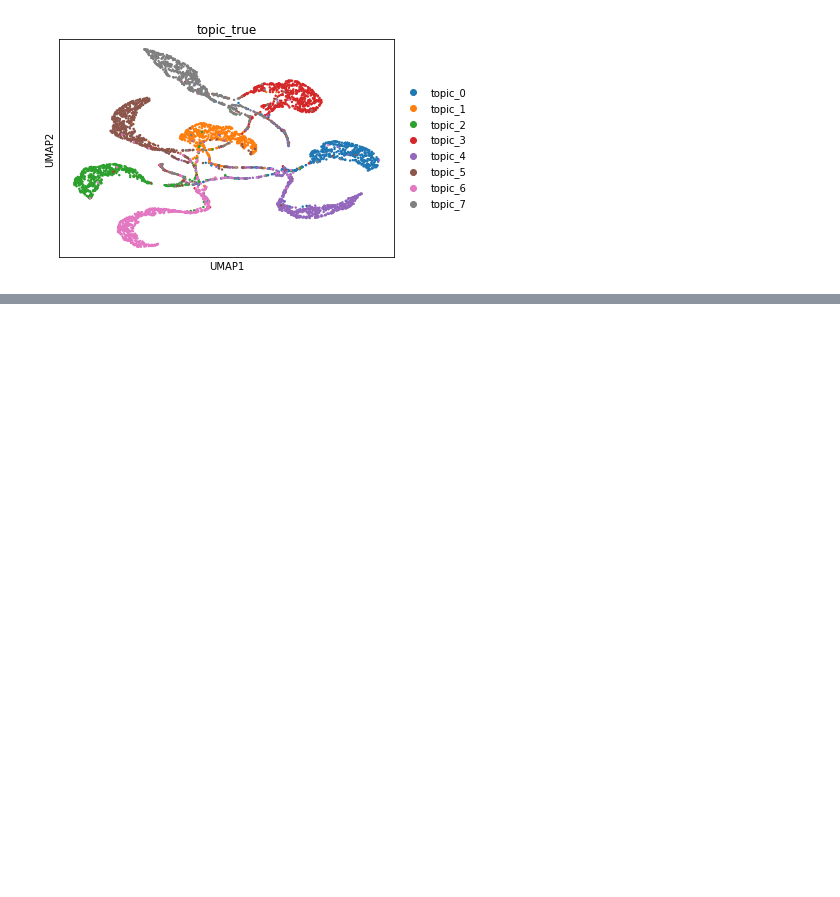
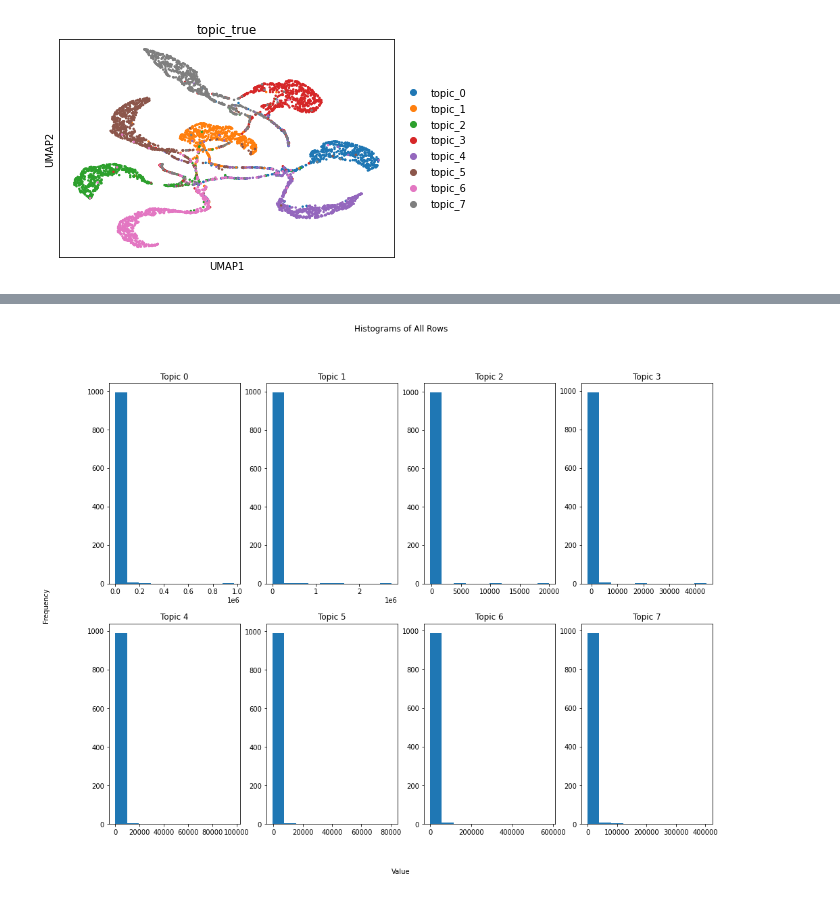
Before and after one commit to thisisyichenzhang/DeltaTopic, a Jupyter notebook: sim_benchmark.ipynb, the cells around one changed output, grey strips where cells are left out. Saved outputs shown, nothing was run; the diff lists cells and outputs as text; code cells hidden in the pictures; blank space fills up the shorter version.

```diff
--- a/sim_benchmark.ipynb
+++ b/sim_benchmark.ipynb
@@ -173,0 +219,32 @@ sc.pl.umap(adata, color=["topic_true"])
+# %%
+# Get the number of rows in the weight matrix
+num_rows = weight.shape[0]
+# Set the number of subplots
+num_cols = 4
+num_rows_per_plot = 2
+
+# Create the subplots
+fig, axs = plt.subplots(num_rows_per_plot, num_cols, figsize=(16, 12))
+
+# Loop over each row and create a histogram
+for i in range(num_rows):
+    # Get the row
+    row = weight[i, :]
+
+    # Calculate the subplot index
+    subplot_row = i // num_cols
+    subplot_col = i % num_cols
+
+    # Create the histogram
+    axs[subplot_row, subplot_col].hist(row)
+    axs[subplot_row, subplot_col].set_title(f'Topic {i}')
+
+# Set the axis labels and title
+fig.text(0.5, 0.04, 'Value', ha='center')
+fig.text(0.04, 0.5, 'Frequency', va='center', rotation='vertical')
+fig.suptitle('Histograms of All Rows')
+
+# Show the plot
+plt.show()
+# %% [output]
+[figure, added]
```
Also changed, not shown: parts of 7 cells of this notebook.
